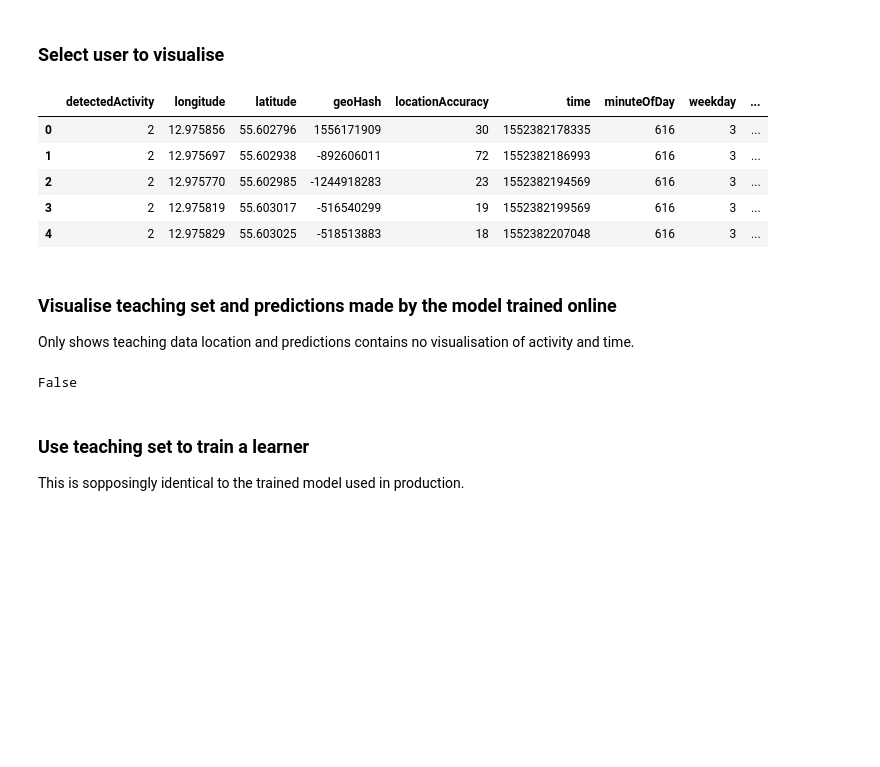
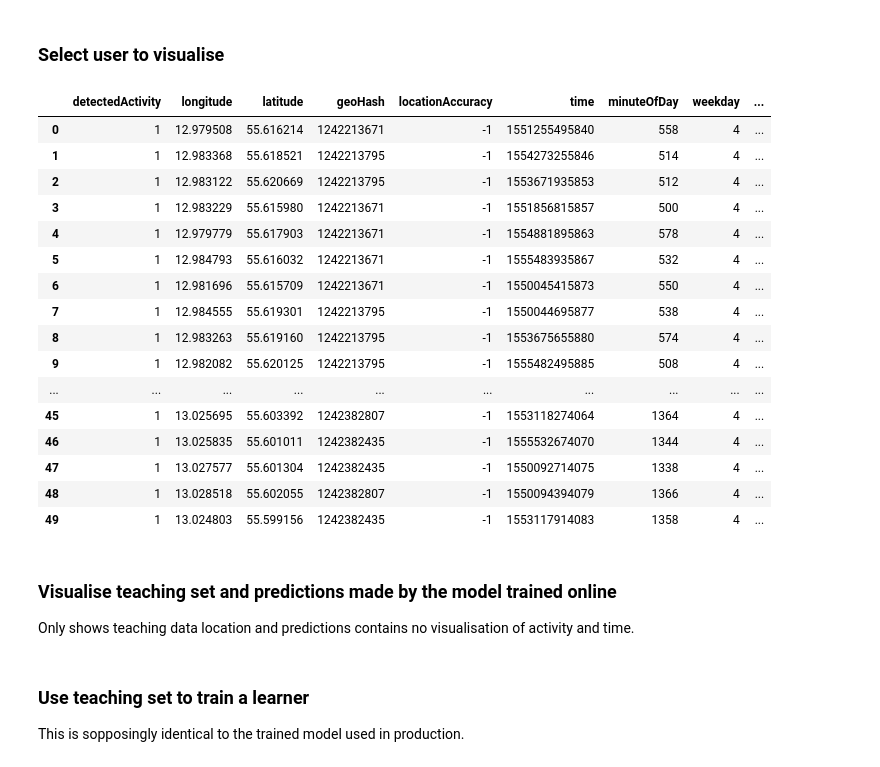
Before and after one commit to k3larra/commuter, a Jupyter notebook: machine_teaching/view_evaluate_train.ipynb, the cells around one changed output. Drawn from its saved outputs; the diff is of its cells as text; code cells hidden in the pictures; blank space fills up the shorter version.

```diff
--- a/machine_teaching/view_evaluate_train.ipynb
+++ b/machine_teaching/view_evaluate_train.ipynb
@@ -21,10 +21,20 @@ path = "../../userdata/data/"
 # %%
 #Select user and view files
 #user = "hCWCulj7M1aMVyd0Fm0Eqrv8q1Q2"
-user = "ehaBtfOPDNZjzy1MEvjQmGo4Zv12"
+#user = "ehaBtfOPDNZjzy1MEvjQmGo4Zv12"
 #user = "tnK534JMwwfhvUEycn69HPbhqkt2"
 #user = "XxAWbasBlaP5iiDYGimlQA2rJVE3"
 #user = "eXJPoWYDxIc76uemE7Vk3ovBTEG2"
+#user = "2uaHrgAcMlhphViMedJ3UA23ep23"
+#user = "yn64aqWg1ZaZ3VL520x3Sy4VPvo1" #Eric
+user = "eJcPSbZ0jlVrC0bP8liEaCqnn7C2" #Chang
+#user = "ehaBtfOPDNZjzy1MEvjQmGo4Zv12" #Minna
+#user = "hCWCulj7M1aMVyd0Fm0Eqrv8q1Q2" #Sara
+#user = "HfHwf705X2OlsJxwT7RpD9DTJ2Q2" #Niklas
+#user = "Jzx2dtvvqIVgj7Wa9mhv99StD582" #David
+#user = "2rLWmCTvWacwgwMTJA7JUuprJI82" #Jelena
+#user = "Apmy8gGBZOOLOjgXeSulMxKUQQw1" #Marcus
+
 #usecols=['detectedActivity','longitude','latitude','minuteOfDay','weekday','journey']
 #dataSetTeach = pd.read_csv(path+user+"_teach.csv",usecols=usecols)
 dataSetTeach = pd.read_csv(path+user+"_teach.csv")
@@ -33,23 +43,34 @@ dataSetPred = pd.read_csv(path+user+"_predict.csv")
 dataSetSavedSearches = pd.read_csv(path+user+".csv")
 # %%
 #View the data
-#dataSetTeach.head()
-dataSetPred.head()
+dataSetTeach.head(50)
+#dataSetPred.head()
 #dataSetSavedSearches.head(50)
 # %% [output]
 |  | detectedActivity | longitude | latitude | geoHash | locationAccuracy | time | minuteOfDay | weekday | ... |
-| 0 | 2 | 12.975856 | 55.602796 | 1556171909 | 30 | 1552382178335 | 616 | 3 | ... |
-| 1 | 2 | 12.975697 | 55.602938 | -892606011 | 72 | 1552382186993 | 616 | 3 | ... |
-| 2 | 2 | 12.975770 | 55.602985 | -1244918283 | 23 | 1552382194569 | 616 | 3 | ... |
-| 3 | 2 | 12.975819 | 55.603017 | -516540299 | 19 | 1552382199569 | 616 | 3 | ... |
-| 4 | 2 | 12.975829 | 55.603025 | -518513883 | 18 | 1552382207048 | 616 | 3 | ... |
+| 0 | 1 | 12.979508 | 55.616214 | 1242213671 | -1 | 1551255495840 | 558 | 4 | ... |
+| 1 | 1 | 12.983368 | 55.618521 | 1242213795 | -1 | 1554273255846 | 514 | 4 | ... |
+| 2 | 1 | 12.983122 | 55.620669 | 1242213795 | -1 | 1553671935853 | 512 | 4 | ... |
+| 3 | 1 | 12.983229 | 55.615980 | 1242213671 | -1 | 1551856815857 | 500 | 4 | ... |
+| 4 | 1 | 12.979779 | 55.617903 | 1242213671 | -1 | 1554881895863 | 578 | 4 | ... |
+| 5 | 1 | 12.984793 | 55.616032 | 1242213671 | -1 | 1555483935867 | 532 | 4 | ... |
+| 6 | 1 | 12.981696 | 55.615709 | 1242213671 | -1 | 1550045415873 | 550 | 4 | ... |
+| 7 | 1 | 12.984555 | 55.619301 | 1242213795 | -1 | 1550044695877 | 538 | 4 | ... |
+| 8 | 1 | 12.983263 | 55.619160 | 1242213795 | -1 | 1553675655880 | 574 | 4 | ... |
+| 9 | 1 | 12.982082 | 55.620125 | 1242213795 | -1 | 1555482495885 | 508 | 4 | ... |
+| ... | ... | ... | ... | ... | ... | ... | ... | ... | ... |
+| 45 | 1 | 13.025695 | 55.603392 | 1242382807 | -1 | 1553118274064 | 1364 | 4 | ... |
+| 46 | 1 | 13.025835 | 55.601011 | 1242382435 | -1 | 1555532674070 | 1344 | 4 | ... |
+| 47 | 1 | 13.027577 | 55.601304 | 1242382435 | -1 | 1550092714075 | 1338 | 4 | ... |
+| 48 | 1 | 13.028518 | 55.602055 | 1242382807 | -1 | 1550094394079 | 1366 | 4 | ... |
+| 49 | 1 | 13.024803 | 55.599156 | 1242382435 | -1 | 1553117914083 | 1358 | 4 | ... |
 # %% [markdown]
 ### Visualise teaching set and predictions made by the model trained online
 Only shows teaching data location and predictions contains no visualisation of activity and time.
 # %%
 #Visualise teaching set and predictions made by the model trained online
 import webbrowser
-gmap = gmplot.GoogleMapPlotter(dataSetTeach["latitude"].mean(), dataSetTeach["longitude"].mean(), 18,apikey="AIzaSyBkcC1KM-tblL8ovVrwlEa09SUZczphRKM")
+gmap = gmplot.GoogleMapPlotter(dataSetTeach["latitude"].mean(), dataSetTeach["longitude"].mean(), 10,apikey="AIzaSyBkcC1KM-tblL8ovVrwlEa09SUZczphRKM")
 colorDict = dict()
 colors = list(html_color_codes)
 #Take away ugly colors
@@ -67,7 +88,7 @@ for journey in dataSetPred["predictedjourney"]:
     if journey not in colorDict:
         colorDict[journey] = colors.pop()
 for i, (lat,lng,journey) in enumerate(zip(dataSetTeach["latitude"], dataSetTeach["longitude"],dataSetTeach["journey"])):
-    gmap.circle(lat, lng, 5,color=colorDict[journey])
+    gmap.circle(lat, lng, 50,color=colorDict[journey])
 gmap.coloricon = "http://www.googlemapsmarkers.com/v1/%s/"
 for i, (lat,lng,radius,journeyPred,predAccuracy,timeStamp,activity) in enumerate(zip(dataSetPred["latitude"],
                                                                         dataSetPred["longitude"],
@@ -80,9 +101,7 @@ for i, (lat,lng,radius,journeyPred,predAccuracy,timeStamp,activity) in enumerate
     gmap.marker(lat, lng,c=colorDict[journeyPred],title=title)
 gmap.draw("maps/"+user+"predicted_1.html")
 #webbrowser.open_new("maps/"+user+"predicted_1.html")
-webbrowser.open_new_tab("http://localhost:8080/files/commuter/machine_teaching/maps/hCWCulj7M1aMVyd0Fm0Eqrv8q1Q2predicted_1.html")
+#webbrowser.open_new_tab("http://localhost:8080/files/commuter/machine_teaching/maps/hCWCulj7M1aMVyd0Fm0Eqrv8q1Q2predicted_1.html")
-# %% [output]
-False
 # %% [markdown]
 ### Use teaching set to train a learner
 This is sopposingly identical to the trained model used in production.
```
Also changed, not shown: parts of 1 cell of this notebook, 9 other files.
